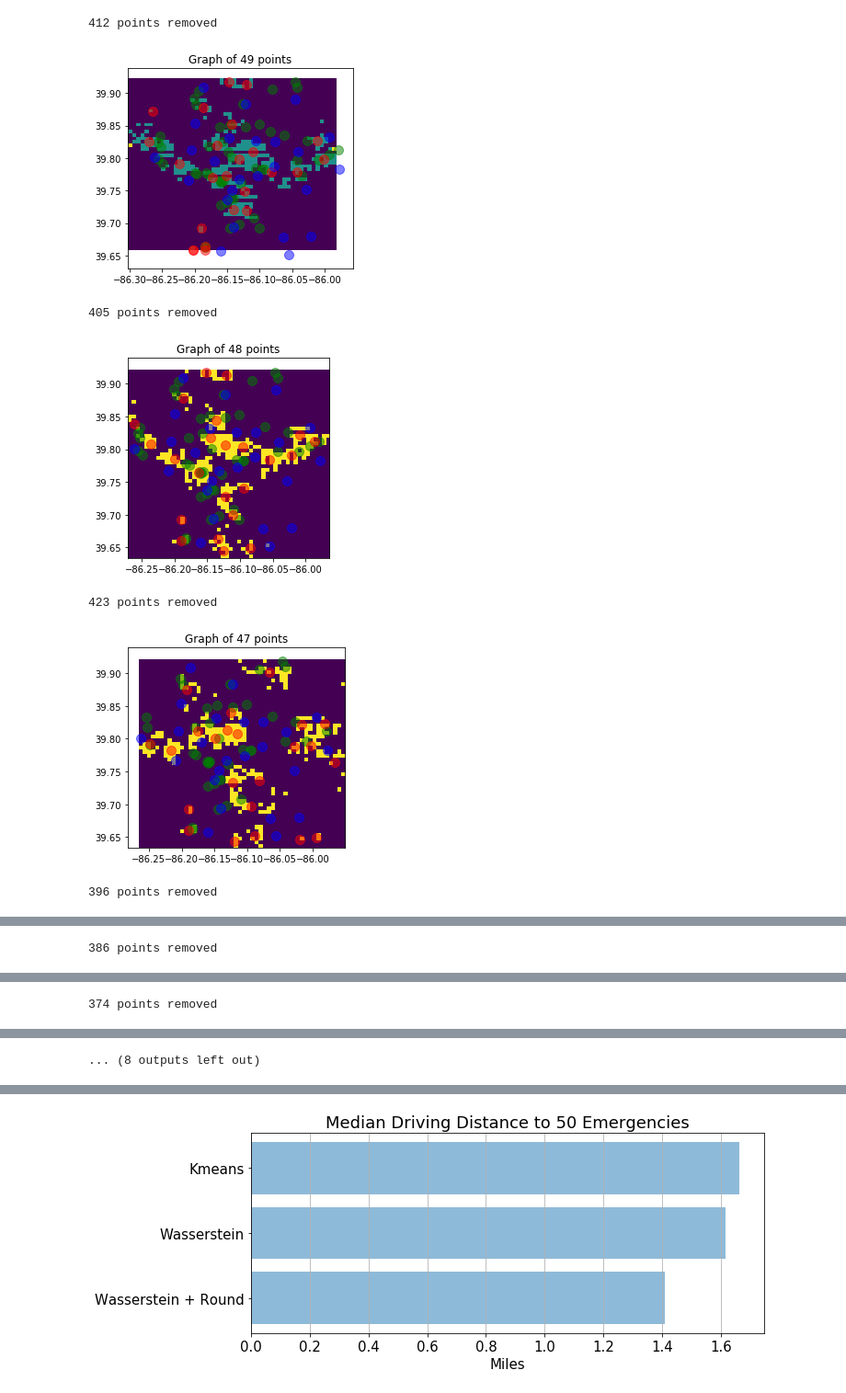
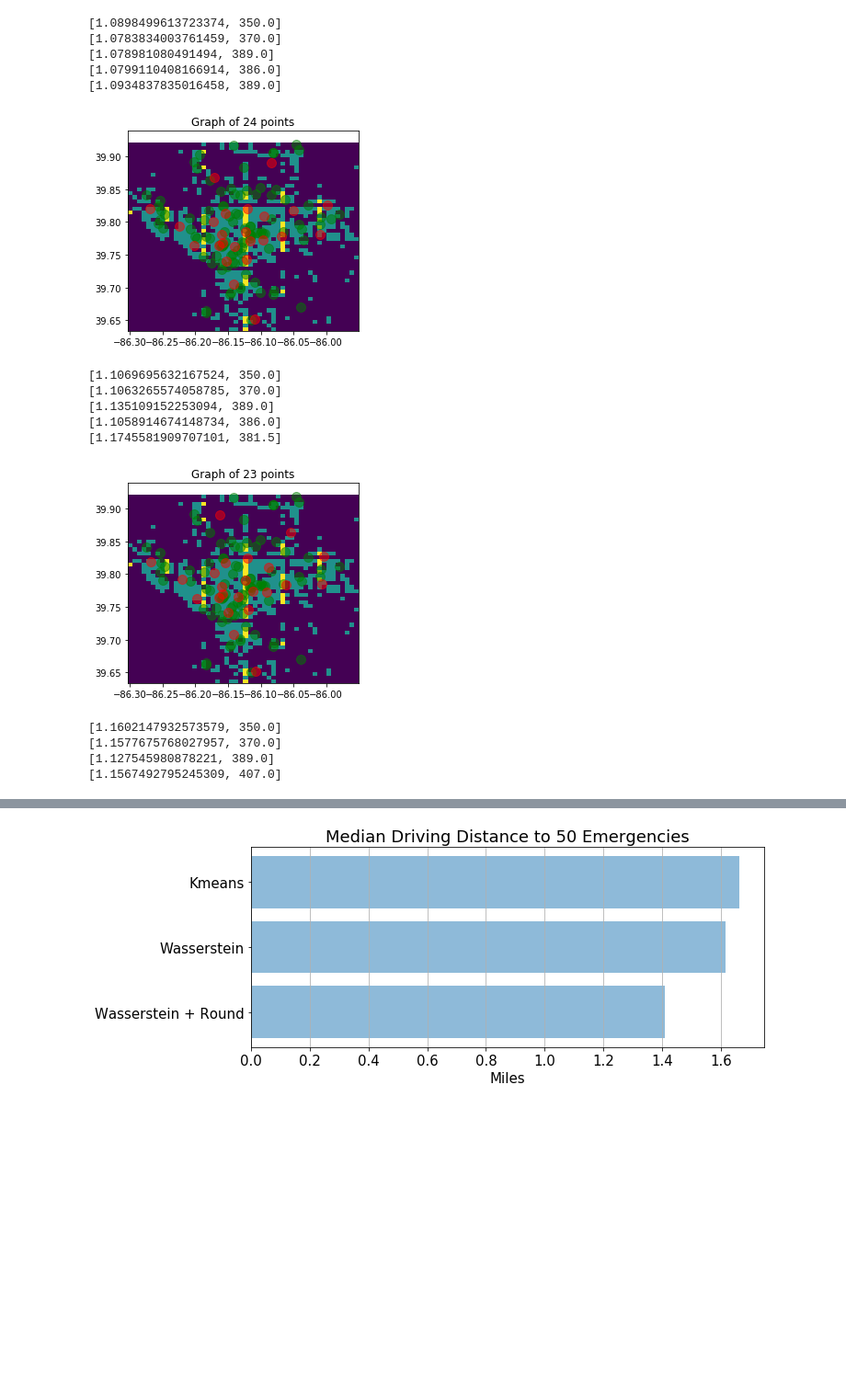
Before and after one commit to rjhosler/IUPUI-REU, a Jupyter notebook: Response Time.ipynb, the cells around one changed output, grey strips where cells are left out. Shown at 92% size. Cells and saved outputs as stored; diff of their text form; code cells hidden in the pictures; blank space fills up the shorter version.

```diff
--- a/Response Time.ipynb
+++ b/Response Time.ipynb
@@ -42,18 +42,19 @@ print ((full_data['DATE_TIME'] [st+50] - full_data['DATE_TIME'] [st]))
 # %%
-interval_count = 14
+interval_count = 28
 st = len(full_data) - 8000
 PointProcess = PointProcessRun(param_location = 'Trained_Params_.npz')
 start_time = full_data['DATE_TIME'] [st]
 grid_loc = PointProcess.locs_for_wasserstein (start_time, interval_count, top_percent = 80)
 # %%
-mx = 50
-still_data = ems_locs
-cluster = Cluster(grid_loc, n = len(ems_locs))
-cluster.set_centers (ems_locs, n = len(ems_locs))
-cluster.remove_points (still_data)
-#lam = cluster.learn_lam(n_iter = 10, rand_centers = False)
+mx = 100
+#still_data = ems_locs [21:26]
+move_data = ems_locs #[0:21]
+cluster = Cluster(grid_loc, n = len(move_data))
+cluster.set_centers (move_data, n = len(move_data))
+#cluster.remove_points (still_data)
+lam = cluster.learn_lam(n_iter = 5, rand_centers = False)
 #cluster.round_off()
-cluster.process_data_kmeans(True)
+#cluster.process_data_kmeans(True)
 centers = cluster.get_centers()
 data = cluster.get_data()
 # %% [output]
@@ -95,7 +100,8 @@ for x in range (mx):
     #PointProcess.update_from_new_inputs(update, save_out = False)
     grid_loc = PointProcess.locs_for_wasserstein (start_time, interval_count, top_percent = 80)
 
-    total_data = np.concatenate ((centers, still_data))
+    #total_data = np.concatenate ((centers, still_data))
+    total_data = centers
 
     #find closest center
     mindist = 9999
@@ -113,43 +119,52 @@ for x in range (mx):
             centers = np.delete (centers, pos, 0)
             total_data = np.delete (total_data, pos, 0)
         else:
             still_data = np.delete (still_data, pos - len(centers), 0)
             total_data = np.delete (total_data, pos, 0)
 
         #total_data = np.concatenate ((centers, ems_locs[0:13]))
         tp_rm_any = True
         tp_rm = truck_point
 
         cluster = Cluster(grid_loc, n = len(centers))
-        cluster.remove_points (still_data)
+        #cluster.remove_points (still_data)
         cluster.set_centers (centers[:,0:2], len(centers))
-        #lam = cluster.learn_lam(n_iter = 10, rand_centers = False)
+        lam = cluster.learn_lam(n_iter = 5, rand_centers = False)
         #cluster.round_off()
-        cluster.process_data_kmeans(True)
+        #cluster.process_data_kmeans(True)
         centers = cluster.get_centers()
         data = cluster.get_data()
 
         heatmap, xedges, yedges = np.histogram2d(data[:,1], data[:,0], bins = bincount)
         extent = [xedges[0], xedges[-1], yedges[0], yedges[-1]]
 
         plt.clf()
         plt.title ('Graph of {} points'.format(str(len(total_data))))
         plt.imshow(heatmap.T, extent=extent, origin='lower')
         plt.scatter(em[st+x:st+mx,1], em[st+x:st+mx,0], c = 'green', s = 100, alpha = 0.5)
         plt.scatter(centers[:,1], centers[:,0], c = 'red', s = 100, alpha = 0.5)
-        plt.scatter(still_data[:,1], still_data[:,0], c = 'blue', s = 100, alpha = 0.5)
+        #plt.scatter(still_data[:,1], still_data[:,0], c = 'blue', s = 100, alpha = 0.5)
         plt.show()
         plt.close()
 
         #find driving distance to that point
-    #driving_distance = cluster.driving_distance (emergency, truck_point)
-    driving_distance = haversine (emergency, truck_point, miles = True)
+    driving_distance = cluster.driving_distance (emergency, truck_point)
+    #driving_distance = haversine (emergency, truck_point, miles = True)
     all_driving = np.append (all_driving, driving_distance)
 # %% [output]
-412 points removed
+[1.0898499613723374, 350.0]
+[1.0783834003761459, 370.0]
+[1.078981080491494, 389.0]
+[1.0799110408166914, 386.0]
+[1.0934837835016458, 389.0]
-[figure, old version]
+[figure, new version]
-405 points removed
+[1.1069695632167524, 350.0]
+[1.1063265574058785, 370.0]
+[1.135109152253094, 389.0]
+[1.1058914674148734, 386.0]
+[1.1745581909707101, 381.5]
-[figure, old version]
+[figure, new version]
-423 points removed
+[1.1602147932573579, 350.0]
+[1.1577675768027957, 370.0]
+[1.127545980878221, 389.0]
+[1.1567492795245309, 407.0]
-[figure, removed]
-396 points removed
@@ -157 +170,0 @@ for x in range (mx):
-386 points removed
@@ -159 +170,0 @@ for x in range (mx):
-374 points removed
@@ -161,4 +171,3 @@ for x in range (mx):
-... (8 outputs left out)
 # %%
 '''
 ##########
```
Also changed, not shown: parts of 8 cells of this notebook.
